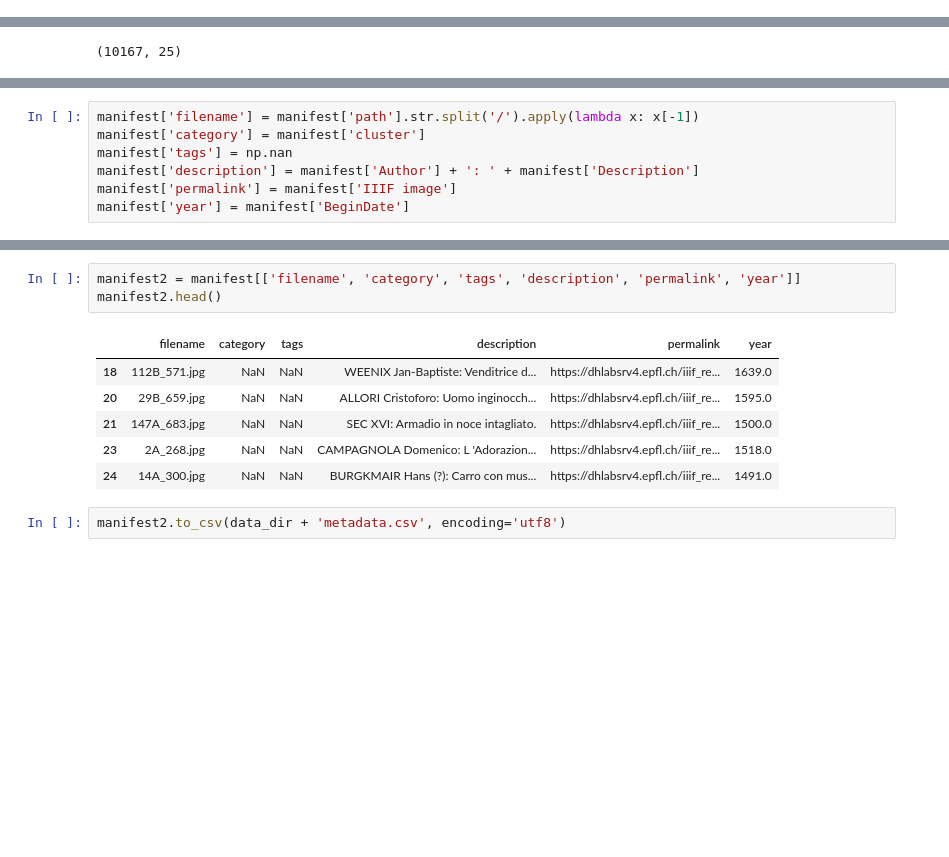
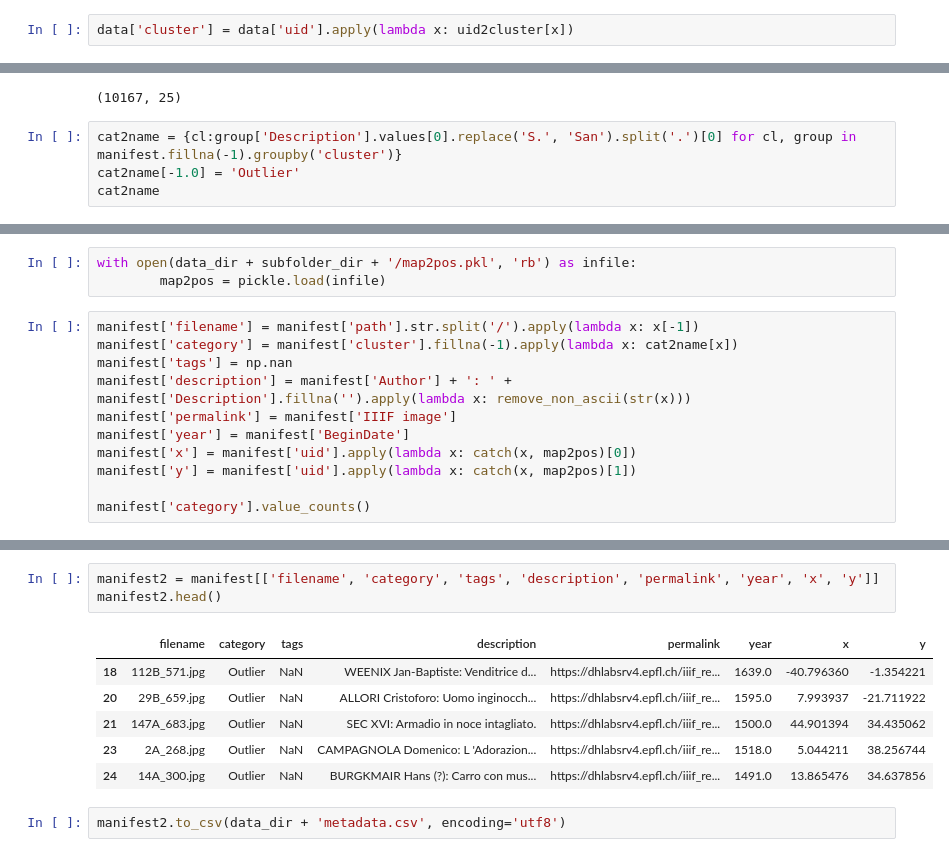
Before and after one commit to ludovicaschaerf/Cini_TDA, a Jupyter notebook: notebooks/Pixplot.ipynb, the cells around one changed output, grey strips where cells are left out. Saved outputs shown, nothing was run; the diff lists cells and outputs as text; blank space fills up the shorter version.

```diff
--- a/notebooks/Pixplot.ipynb
+++ b/notebooks/Pixplot.ipynb
@@ -44,3 +54,5 @@ Index(['uid', 'uid_connection', 'AuthorOriginal', 'Description', 'Author',
+# %%
+data['cluster'] = data['uid'].apply(lambda x: uid2cluster[x])
 # %%
 data['path'] = data['uid'].apply(lambda x: uid2path[x])
 data['IIIF image'] = data['ImageURL'].apply(lambda x: get_drawer(x, x))
@@ -74,3 +86,7 @@ with open(data_dir + 'manifest.txt', 'w', encoding='utf8') as f:
     f.write('\n'.join(lines))
 # %% [output]
 (10167, 25)
+# %%
+cat2name = {cl:group['Description'].values[0].replace('S.', 'San').split('.')[0] for cl, group in manifest.fillna(-1).groupby('cluster')}
+cat2name[-1.0] = 'Outlier'
+cat2name
@@ -77,10 +111,17 @@ with open(data_dir + 'manifest.txt', 'w', encoding='utf8') as f:
+# %%
+with open(data_dir + subfolder_dir + '/map2pos.pkl', 'rb') as infile:
+        map2pos = pickle.load(infile)
 # %%
 manifest['filename'] = manifest['path'].str.split('/').apply(lambda x: x[-1])
-manifest['category'] = manifest['cluster']
+manifest['category'] = manifest['cluster'].fillna(-1).apply(lambda x: cat2name[x])
 manifest['tags'] = np.nan
-manifest['description'] = manifest['Author'] + ': ' + manifest['Description']
+manifest['description'] = manifest['Author'] + ': ' + manifest['Description'].fillna('').apply(lambda x: remove_non_ascii(str(x)))
 manifest['permalink'] = manifest['IIIF image']
 manifest['year'] = manifest['BeginDate']
+manifest['x'] = manifest['uid'].apply(lambda x: catch(x, map2pos)[0])
+manifest['y'] = manifest['uid'].apply(lambda x: catch(x, map2pos)[1])
+
+manifest['category'].value_counts()
 # %% [output]
 A value is trying to be set on a copy of a slice from a DataFrame.
 Try using .loc[row_indexer,col_indexer] = value instead
@@ -102,13 +155,13 @@ See the caveats in the documentation: https://pandas.pydata.org/pandas-docs/stab
 # %%
-manifest2 = manifest[['filename', 'category', 'tags', 'description', 'permalink', 'year']]
+manifest2 = manifest[['filename', 'category', 'tags', 'description', 'permalink', 'year', 'x', 'y']]
 manifest2.head()
 # %% [output]
-|  | filename | category | tags | description | permalink | year |
-| 18 | 112B_571.jpg | NaN | NaN | WEENIX Jan-Baptiste: Venditrice d... | https://dhlabsrv4.epfl.ch/iiif_re... | 1639.0 |
-| 20 | 29B_659.jpg | NaN | NaN | ALLORI Cristoforo: Uomo inginocch... | https://dhlabsrv4.epfl.ch/iiif_re... | 1595.0 |
-| 21 | 147A_683.jpg | NaN | NaN | SEC XVI: Armadio in noce intagliato. | https://dhlabsrv4.epfl.ch/iiif_re... | 1500.0 |
-| 23 | 2A_268.jpg | NaN | NaN | CAMPAGNOLA Domenico: L 'Adorazion... | https://dhlabsrv4.epfl.ch/iiif_re... | 1518.0 |
-| 24 | 14A_300.jpg | NaN | NaN | BURGKMAIR Hans (?): Carro con mus... | https://dhlabsrv4.epfl.ch/iiif_re... | 1491.0 |
+|  | filename | category | tags | description | permalink | year | x | y |
+| 18 | 112B_571.jpg | Outlier | NaN | WEENIX Jan-Baptiste: Venditrice d... | https://dhlabsrv4.epfl.ch/iiif_re... | 1639.0 | -40.796360 | -1.354221 |
+| 20 | 29B_659.jpg | Outlier | NaN | ALLORI Cristoforo: Uomo inginocch... | https://dhlabsrv4.epfl.ch/iiif_re... | 1595.0 | 7.993937 | -21.711922 |
+| 21 | 147A_683.jpg | Outlier | NaN | SEC XVI: Armadio in noce intagliato. | https://dhlabsrv4.epfl.ch/iiif_re... | 1500.0 | 44.901394 | 34.435062 |
+| 23 | 2A_268.jpg | Outlier | NaN | CAMPAGNOLA Domenico: L 'Adorazion... | https://dhlabsrv4.epfl.ch/iiif_re... | 1518.0 | 5.044211 | 38.256744 |
+| 24 | 14A_300.jpg | Outlier | NaN | BURGKMAIR Hans (?): Carro con mus... | https://dhlabsrv4.epfl.ch/iiif_re... | 1491.0 | 13.865476 | 34.637856 |
 # %%
 manifest2.to_csv(data_dir + 'metadata.csv', encoding='utf8')
 # %%
```
Also changed, not shown: parts of 6 cells of this notebook.
